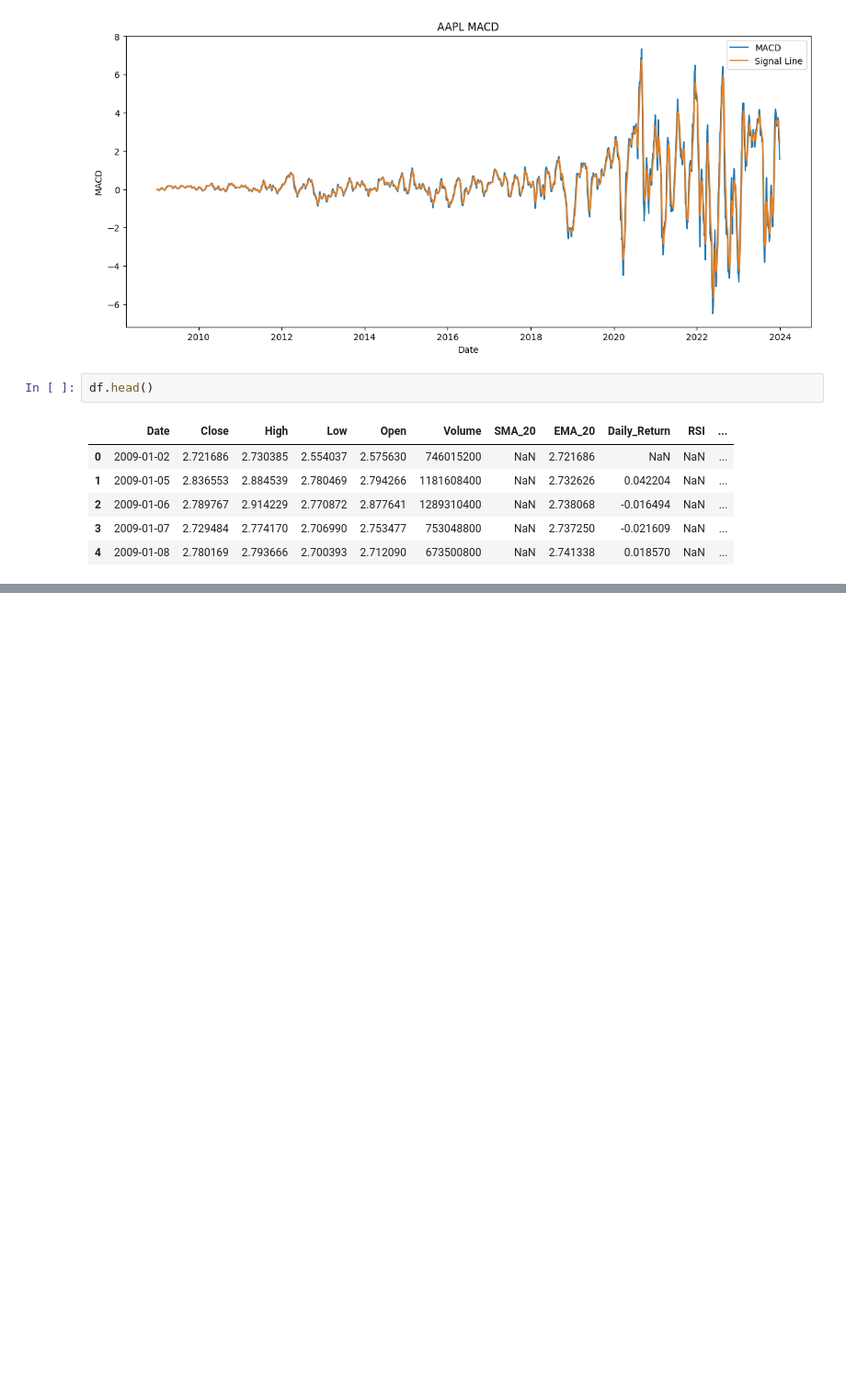
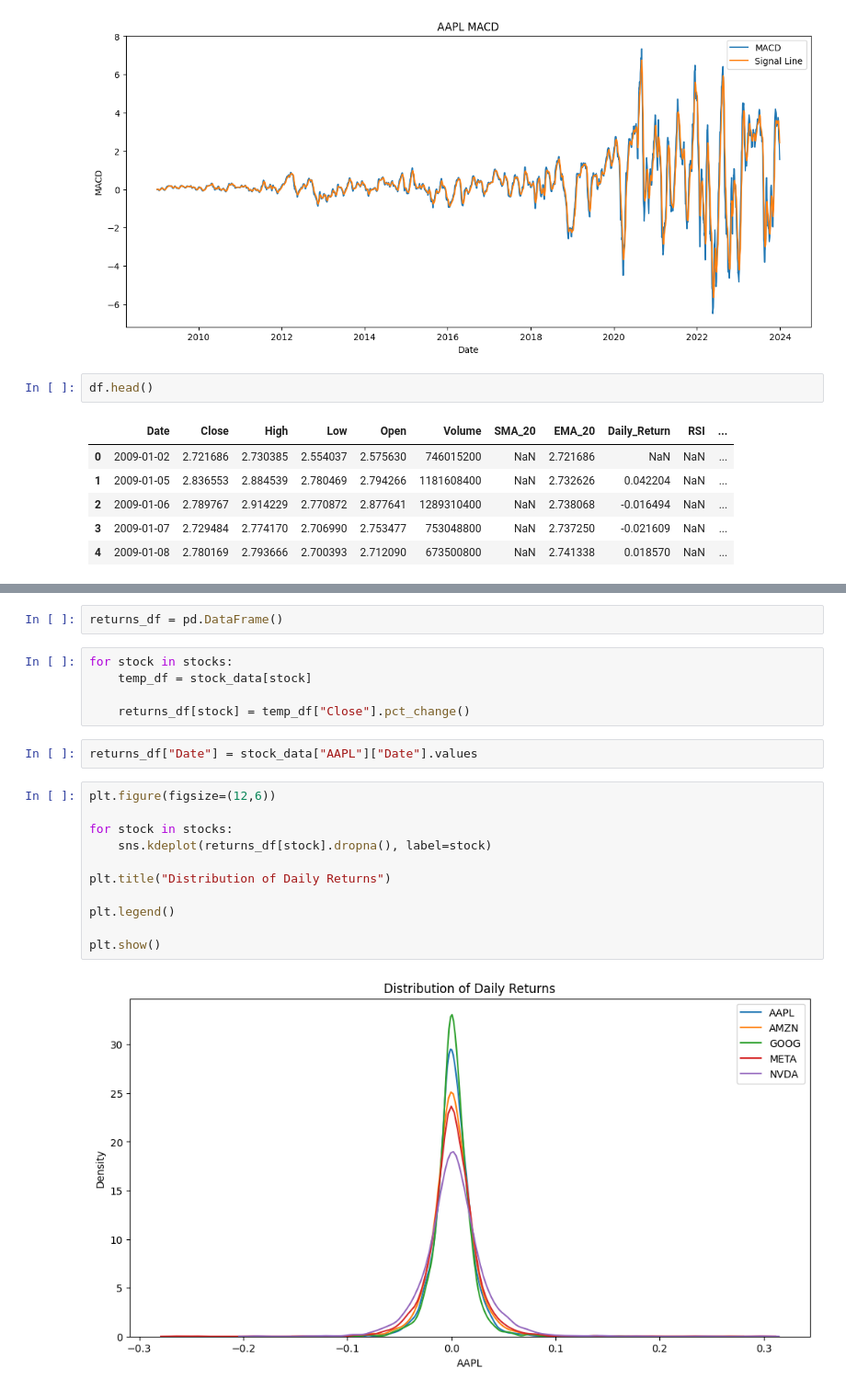
Before and after one commit to hayalgucudev/news-sentiment-analysis, a Jupyter notebook: notebooks/task_2_quantitative_analysis.ipynb, the cells around one changed output, grey strips where cells are left out. Shown at 92% size. Drawn from its saved outputs; the diff is of its cells as text; blank space fills up the shorter version.

```diff
--- a/notebooks/task_2_quantitative_analysis.ipynb
+++ b/notebooks/task_2_quantitative_analysis.ipynb
@@ -160,0 +229,22 @@ df.head()
+# %%
+returns_df = pd.DataFrame()
+# %%
+for stock in stocks:
+    temp_df = stock_data[stock]
+
+    returns_df[stock] = temp_df["Close"].pct_change()
+# %%
+returns_df["Date"] = stock_data["AAPL"]["Date"].values
+# %%
+plt.figure(figsize=(12,6))
+
+for stock in stocks:
+    sns.kdeplot(returns_df[stock].dropna(), label=stock)
+
+plt.title("Distribution of Daily Returns")
+
+plt.legend()
+
+plt.show()
+# %% [output]
+[figure, added]
```
Also changed, not shown: parts of 11 cells of this notebook.
